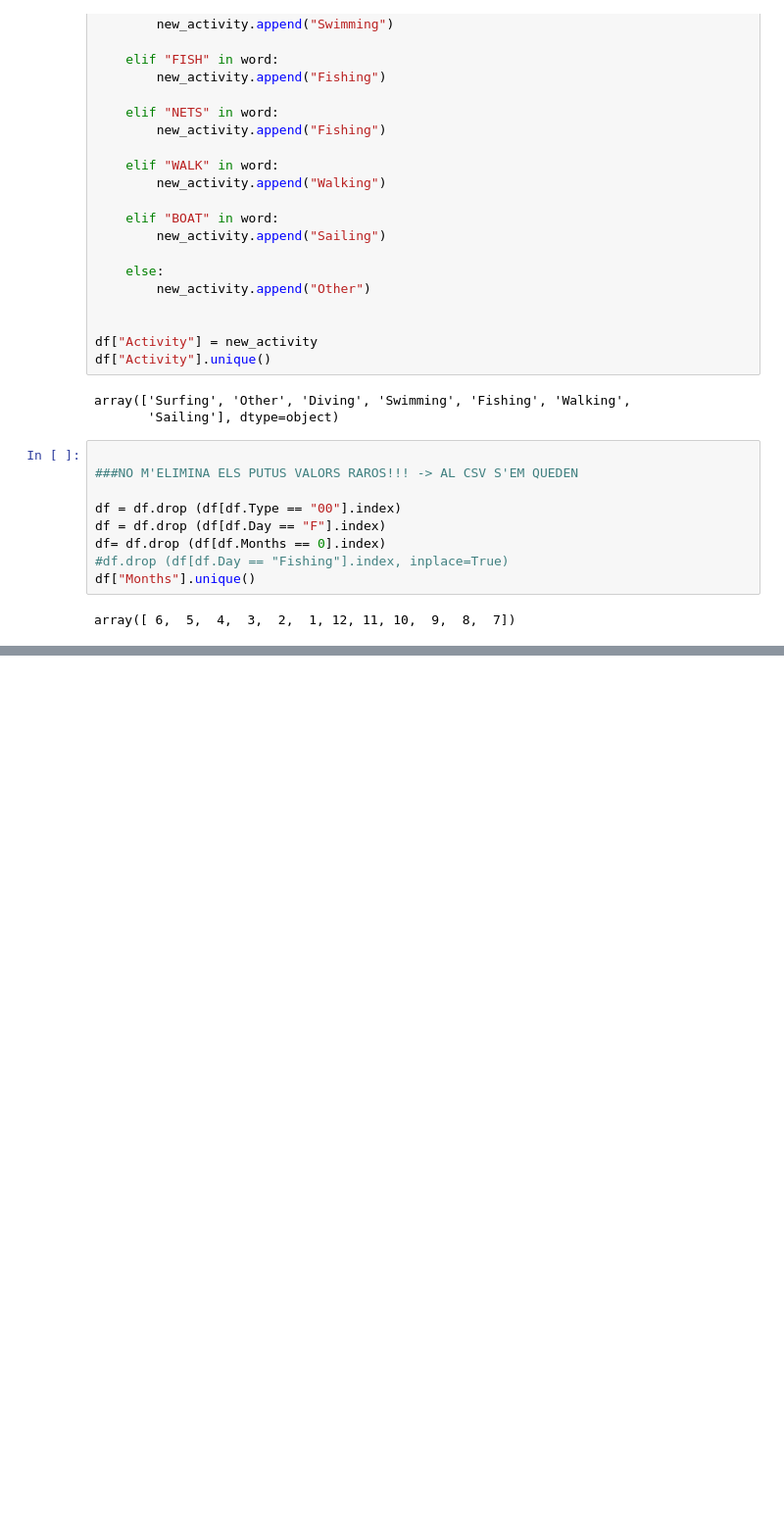
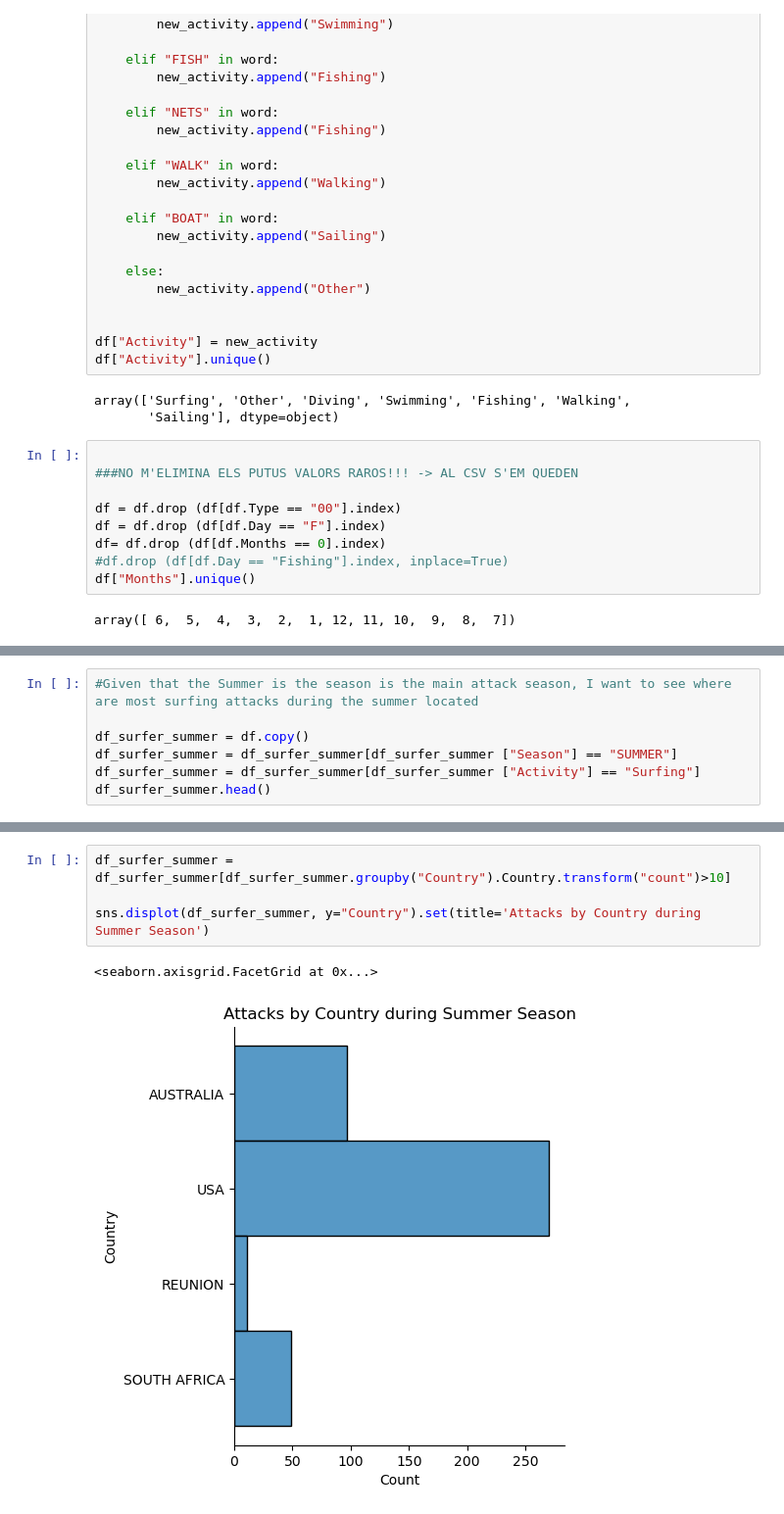
Before and after one commit to bernatbellmunt/ironh_project1, a Jupyter notebook: clean.ipynb, the cells around one changed output, grey strips where cells are left out. Shown at 98% size. Drawn from its saved outputs; the diff is of its cells as text; blank space fills up the shorter version.

```diff
--- a/clean.ipynb
+++ b/clean.ipynb
@@ -429,0 +407,7 @@ sns.histplot(df, x="Year", hue="Sex")
+# %%
+#Given that the Summer is the season is the main attack season, I want to see where are most surfing attacks during the summer located
+
+df_surfer_summer = df.copy()
+df_surfer_summer = df_surfer_summer[df_surfer_summer ["Season"] == "SUMMER"]
+df_surfer_summer = df_surfer_summer[df_surfer_summer ["Activity"] == "Surfing"]
+df_surfer_summer.head()
@@ -429,0 +421,7 @@ sns.histplot(df, x="Year", hue="Sex")
+# %%
+df_surfer_summer = df_surfer_summer[df_surfer_summer.groupby("Country").Country.transform("count")>10]
+
+sns.displot(df_surfer_summer, y="Country").set(title='Attacks by Country during Summer Season')
+# %% [output]
+<seaborn.axisgrid.FacetGrid at 0x...>
+[figure, added]
```
Also changed, not shown: parts of 12 cells of this notebook, 1 other file.
